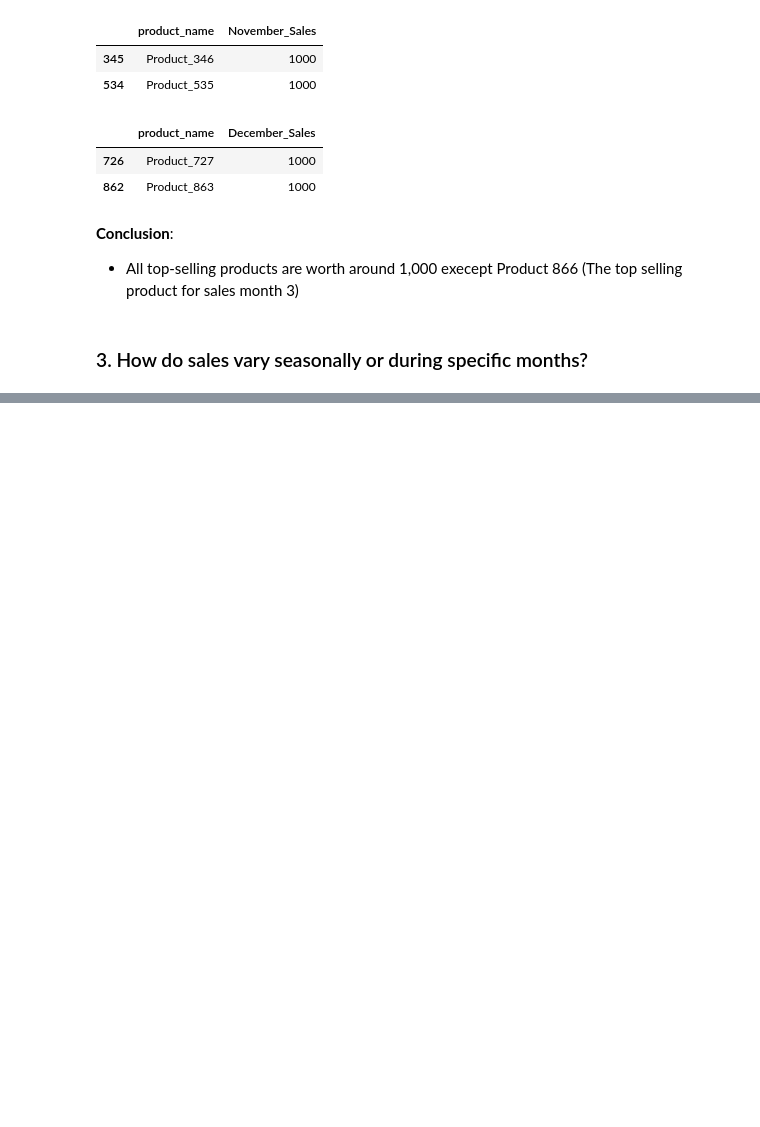
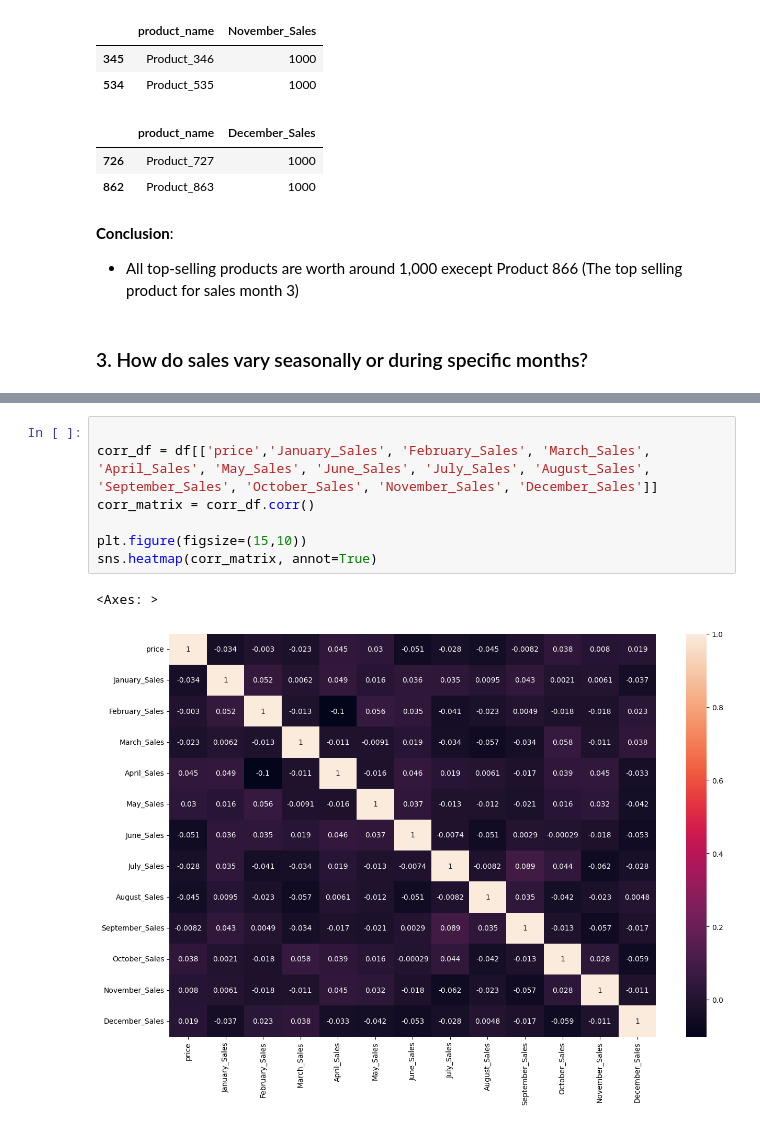
Before and after one commit to Willnguyen02/E-commerce-Sales-Analytics, a Jupyter notebook: Main.ipynb, the cells around one changed output, grey strips where cells are left out. Drawn from its saved outputs; the diff is of its cells as text; blank space fills up the shorter version.

```diff
--- a/Main.ipynb
+++ b/Main.ipynb
@@ -245,0 +389,10 @@ fall = df[['September_Sales', 'October_Sales', 'November_Sales']]
+# %%
+
+corr_df = df[['price','January_Sales', 'February_Sales', 'March_Sales', 'April_Sales', 'May_Sales', 'June_Sales', 'July_Sales', 'August_Sales', 'September_Sales', 'October_Sales', 'November_Sales', 'December_Sales']]
+corr_matrix = corr_df.corr()
+
+plt.figure(figsize=(15,10))
+sns.heatmap(corr_matrix, annot=True)
+# %% [output]
+<Axes: >
+[figure, added]
```
Also changed, not shown: parts of 10 cells of this notebook.
